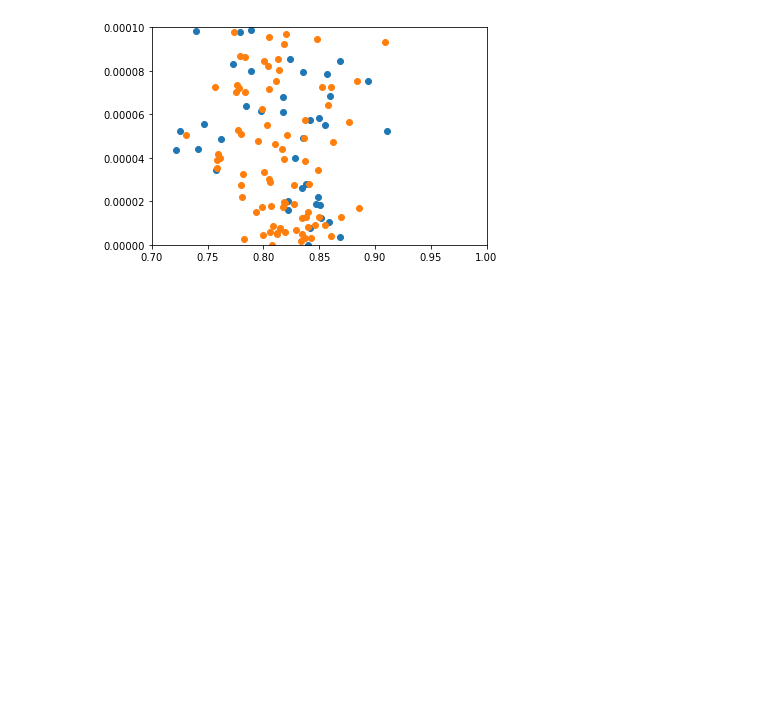
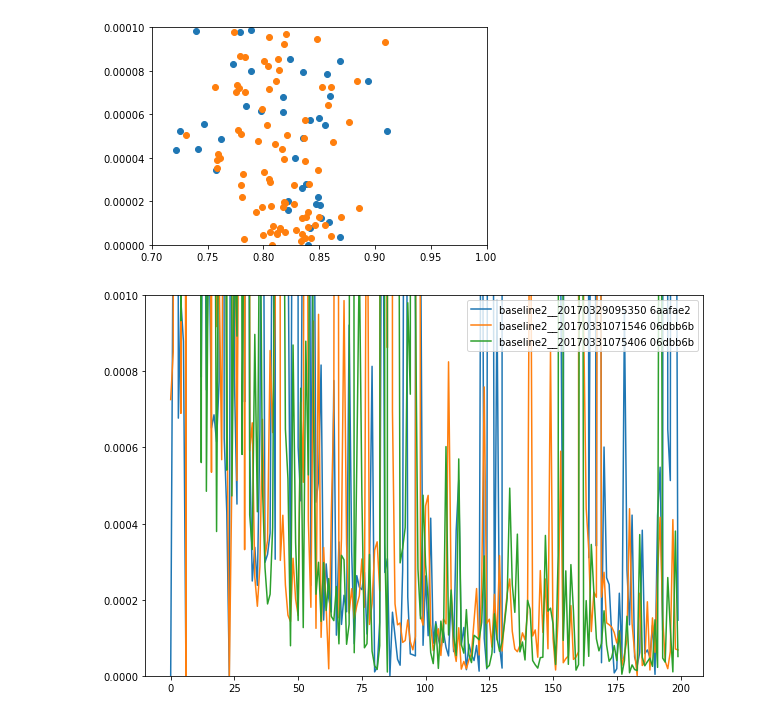
Before and after one commit to aizvorski/ndsb17, a Jupyter notebook: Localizer_Hyperopt.ipynb, the cells around one changed output. Drawn from its saved outputs; the diff is of its cells as text; code cells hidden in the pictures; blank space fills up the shorter version.

Commit message:
More hyperopt graphs

```diff
--- a/Localizer_Hyperopt.ipynb
+++ b/Localizer_Hyperopt.ipynb
@@ -15,7 +15,9 @@ def plot_compare(filenames, metric='acc'):
         with open(f, 'r') as fh:
             try:
                 log = json.load(fh)
-                plot(log[metric], label=f.replace('snap/config_', '').replace('.log.json', ''))
+                label = f.replace('snap/config_', '').replace('.log.json', '')
+                label += " " + log["version"]
+                plot(log[metric], label=label)
             except Exception as e:
                 print(str(e))
     if metric == 'acc': plt.ylim(0.99,1)
@@ -240,3 +242,13 @@ for f in sorted(['snap/config_baseline2__20170329095350.log.json',
         plt.xlim(0.7,1.0)
 # %% [output]
 [figure]
+# %%
+
+
+plot_compare([
+ 'snap/config_baseline2__20170331071546.log.json', # incorrect -> leaky relu
+ 'snap/config_baseline2__20170331075406.log.json', # binary crossentropy?  incorrect -> leaky relu
+ 'snap/config_baseline2__20170329095350.log.json', # original pre-bugfix
+], 'fpr')
+# %% [output]
+[figure, added]
```
